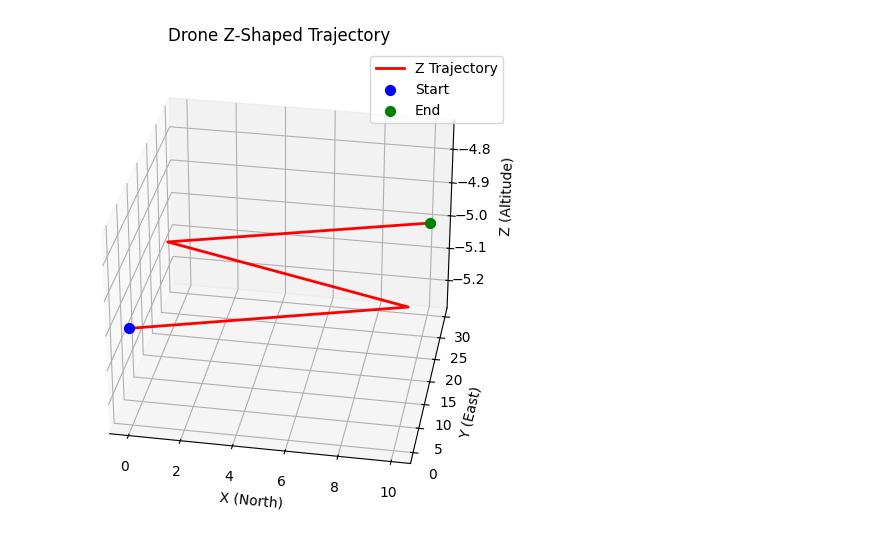
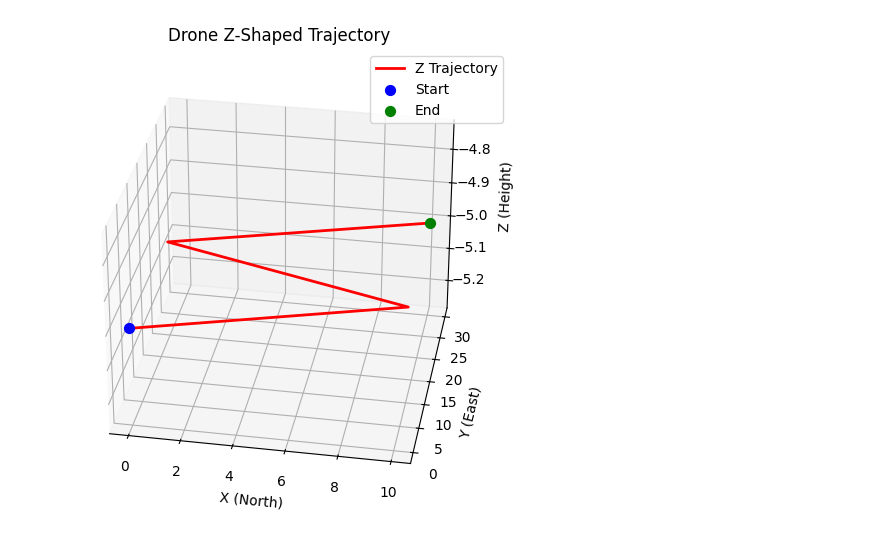
Before and after one commit to yuwei-jpg/BlockBased_Drone_FYP, a Jupyter notebook: movements/zigzag_shape/z_pic.ipynb, the cells around one changed output. Saved outputs shown, nothing was run; the diff lists cells and outputs as text; code cells hidden in the pictures.

```diff
--- a/movements/zigzag_shape/z_pic.ipynb
+++ b/movements/zigzag_shape/z_pic.ipynb
@@ -9,32 +9,32 @@ df = pd.read_csv(csv_filename)
 
 px = df["px"]
 py = df["py"]
 pz = df["pz"]
 
 # create 3D pic
 fig = plt.figure(figsize=(8, 6))
 ax = fig.add_subplot(111, projection="3d")
 
 # plot Z path
 ax.plot(px, py, pz, color="red", linewidth=2, label="Z Trajectory")
 
 # set the start and end point
 ax.scatter(px.iloc[0], py.iloc[0], pz.iloc[0], color="blue", s=50, label="Start")
 ax.scatter(px.iloc[-1], py.iloc[-1], pz.iloc[-1], color="green", s=50, label="End")
 
 
 # ax.zaxis.set_rotate_label(False)
 # set labels and title
 ax.set_xlabel("X (North)")
 ax.set_ylabel("Y (East)")
-ax.set_zlabel("Z (Altitude)",labelpad=10)
+ax.set_zlabel("Z (Height)",labelpad=10)
 ax.set_title("Drone Z-Shaped Trajectory")
 
 ax.view_init(azim=280)
 # add the graph
 ax.legend()
 
 #plot the graph
 plt.show()
 # %% [output]
-[figure, old version]
+[figure, new version]
```
Also changed, not shown: 1 other file.
